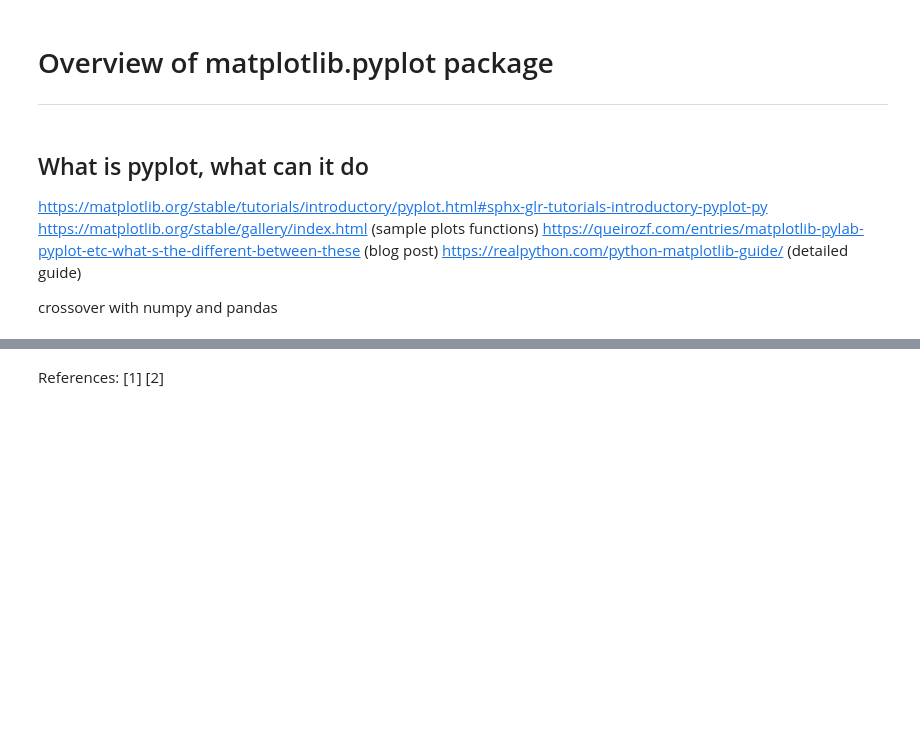
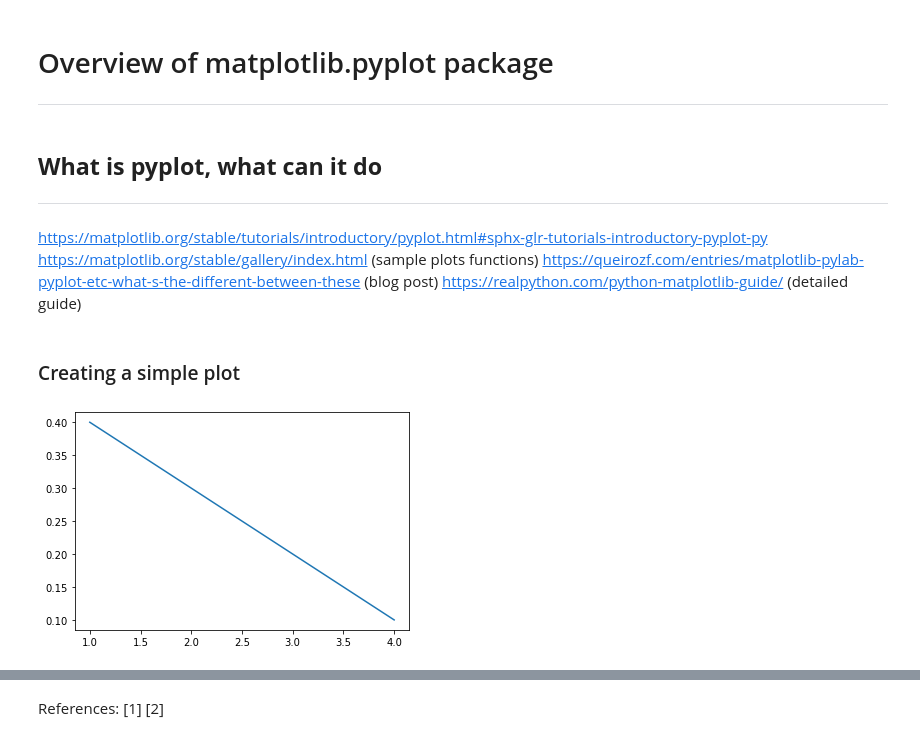
Before and after one commit to HazelIP/Fundamental_DA, a Jupyter notebook: pyplot.ipynb, the cells around one changed output, grey strips where cells are left out. Saved outputs shown, nothing was run; the diff lists cells and outputs as text; code cells hidden in the pictures; blank space fills up the shorter version.

Commit message:
pyplot overview with codes, added numpy and sketched 3 interesting plots

```diff
--- a/pyplot.ipynb
+++ b/pyplot.ipynb
@@ -6,10 +7,18 @@ import numpy
 import matplotlib.pyplot as plt
 # %% [markdown]
-## What is pyplot, what can it do
-https://matplotlib.org/stable/tutorials/introductory/pyplot.html#sphx-glr-tutorials-introductory-pyplot-py
-https://matplotlib.org/stable/gallery/index.html (sample plots functions)
-https://queirozf.com/entries/matplotlib-pylab-pyplot-etc-what-s-the-different-between-these (blog post)
-https://realpython.com/python-matplotlib-guide/ (detailed guide)
+## **What is pyplot, what can it do**
+***
 
-
-crossover with numpy and pandas
+https://matplotlib.org/stable/tutorials/introductory/pyplot.html#sphx-glr-tutorials-introductory-pyplot-py </br>
+https://matplotlib.org/stable/gallery/index.html (sample plots functions) </br>
+https://queirozf.com/entries/matplotlib-pylab-pyplot-etc-what-s-the-different-between-these (blog post) </br>
+https://realpython.com/python-matplotlib-guide/ (detailed guide) </br>
+# %% [markdown]
+### Creating a simple plot
+# %%
+x=[1,2,3,4]
+y=[0.4,0.3,0.2,0.1]
+plt.plot(x,y)
+plt.show()
+# %% [output]
+[figure, added]
```
Also changed, not shown: parts of 13 cells of this notebook.
